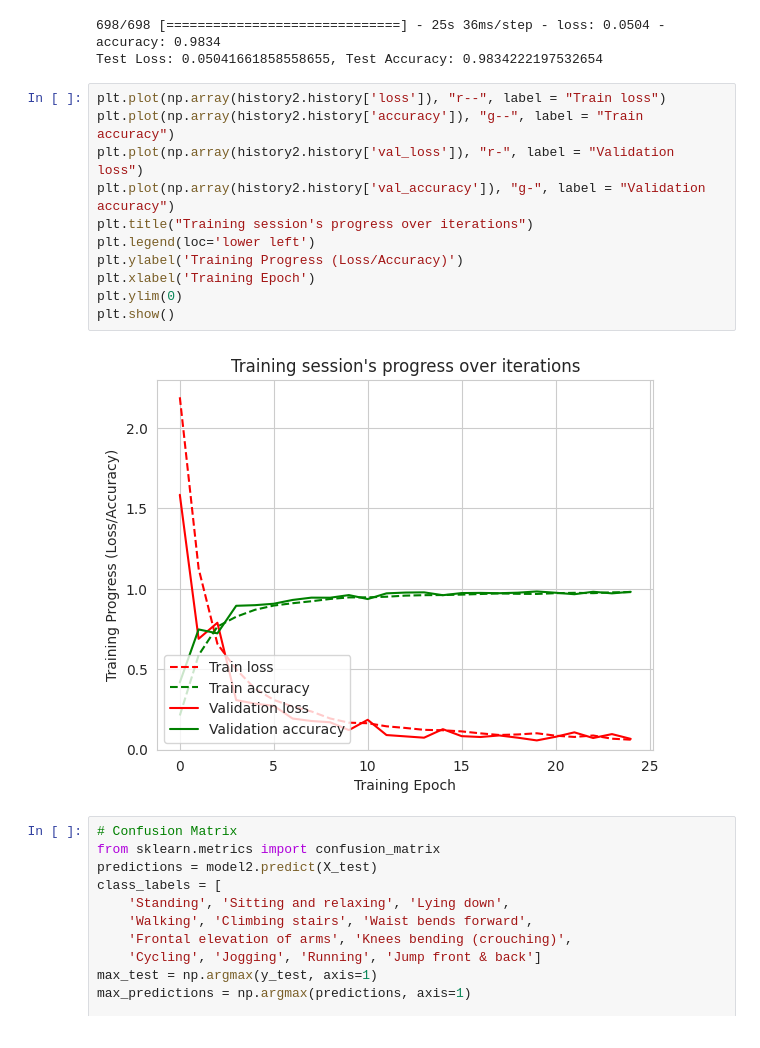
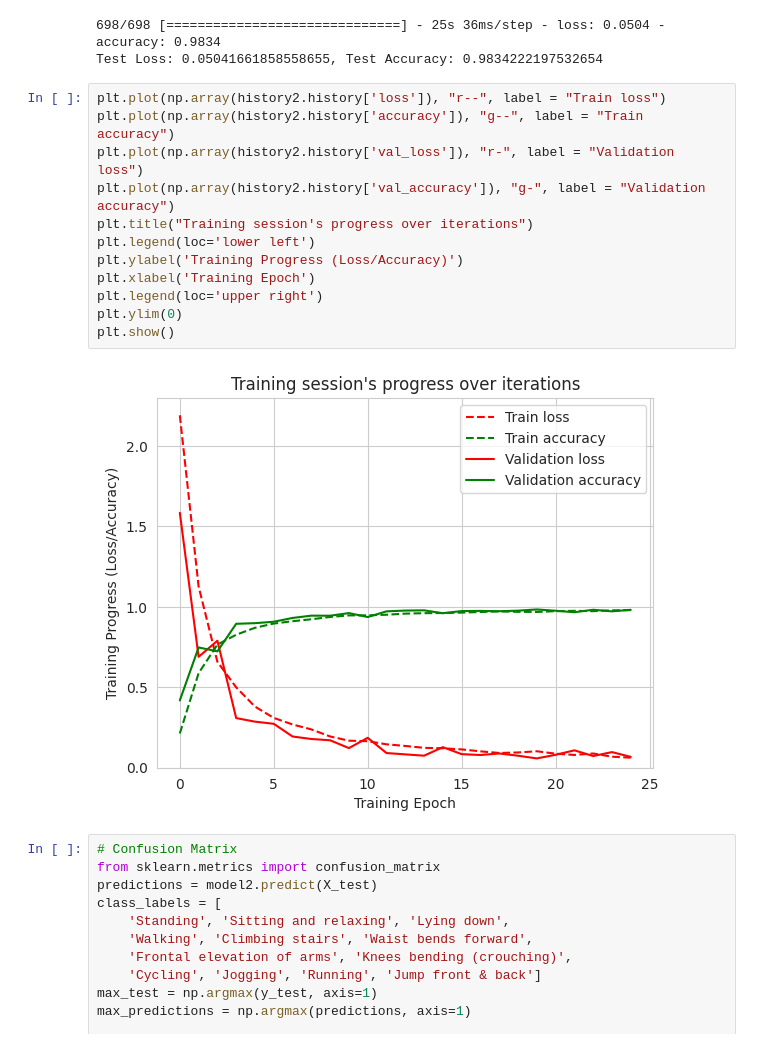
Before and after one commit to Jinyu-Luo/CHL5230-Datathon5, a Jupyter notebook: 11_CHL5230_F23.ipynb, the cells around one changed output. Cells and saved outputs as stored; diff of their text form.

```diff
--- a/11_CHL5230_F23.ipynb
+++ b/11_CHL5230_F23.ipynb
@@ -594,16 +594,17 @@ Test Loss: 0.05041661858558655, Test Accuracy: 0.9834222197532654
 # %%
 plt.plot(np.array(history2.history['loss']), "r--", label = "Train loss")
 plt.plot(np.array(history2.history['accuracy']), "g--", label = "Train accuracy")
 plt.plot(np.array(history2.history['val_loss']), "r-", label = "Validation loss")
 plt.plot(np.array(history2.history['val_accuracy']), "g-", label = "Validation accuracy")
 plt.title("Training session's progress over iterations")
 plt.legend(loc='lower left')
 plt.ylabel('Training Progress (Loss/Accuracy)')
 plt.xlabel('Training Epoch')
+plt.legend(loc='upper right')
 plt.ylim(0)
 plt.show()
 # %% [output]
-[figure, old version]
+[figure, new version]
 # %%
 # Confusion Matrix
 from sklearn.metrics import confusion_matrix
```
